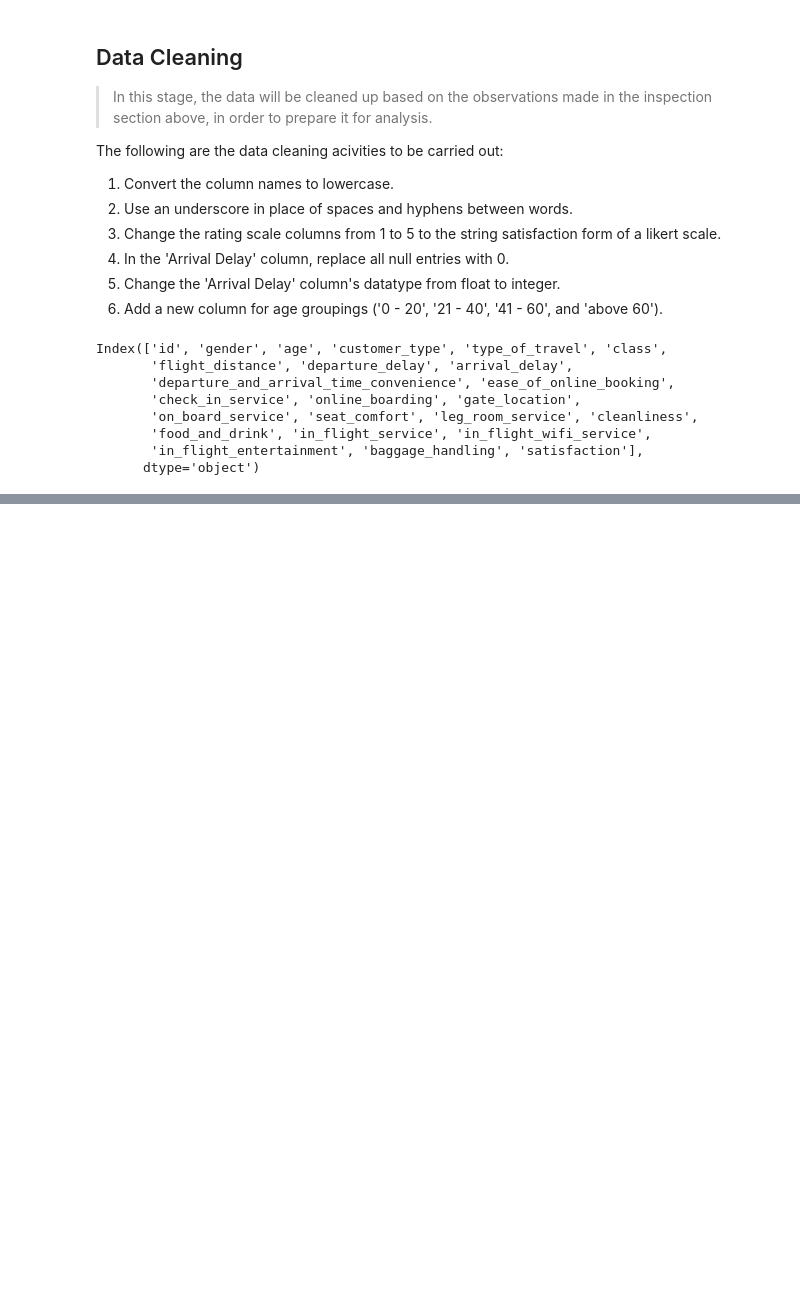
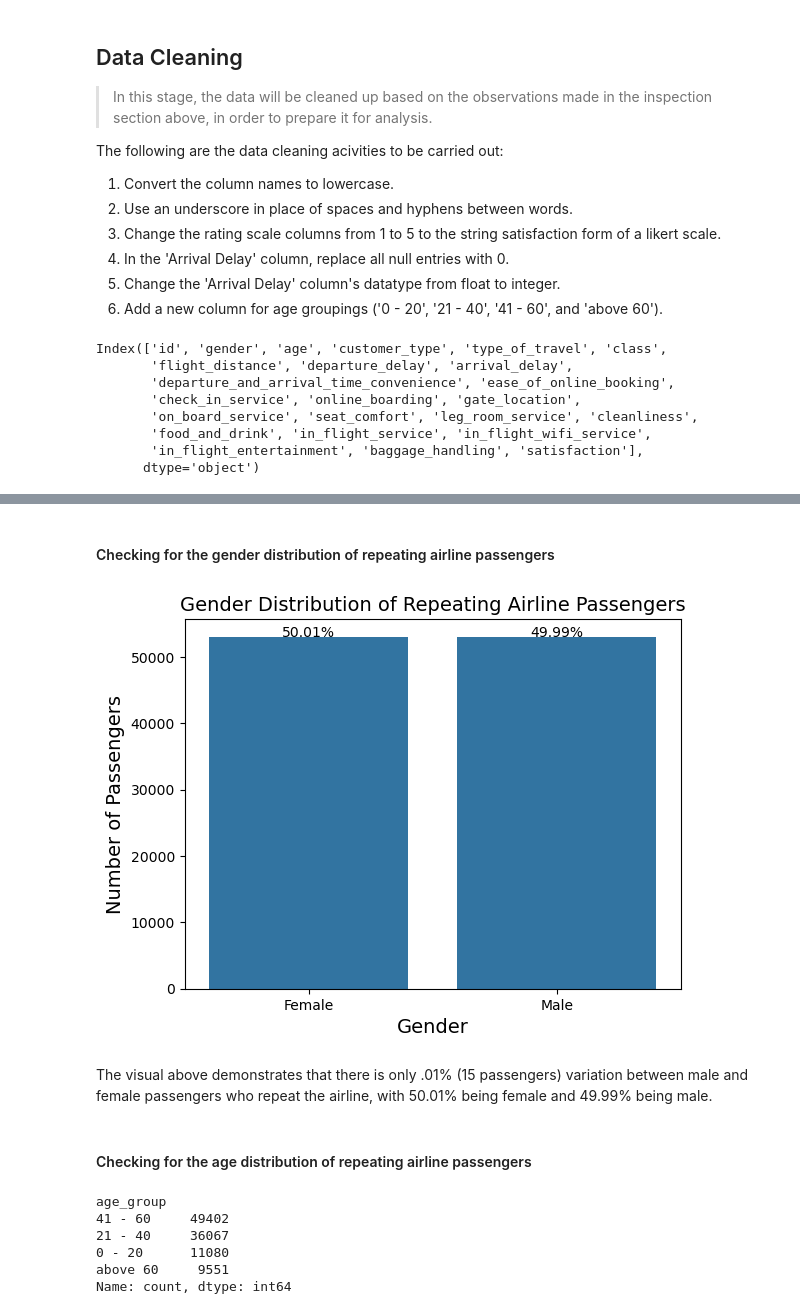
Before and after one commit to CertifiedBashir/Analysis_of_Airline_Passenger_Satisfaction, a Jupyter notebook: Airline Passenger Satisfaction.ipynb, the cells around one changed output, grey strips where cells are left out. Cells and saved outputs as stored; diff of their text form; code cells hidden in the pictures; blank space fills up the shorter version.

```diff
--- a/Airline Passenger Satisfaction.ipynb
+++ b/Airline Passenger Satisfaction.ipynb
@@ -385,0 +320,25 @@ According to the chart above:
+# %%
+# Function for formating plot's visual
+def chart_format(x_label, y_label, title):
+    plt.xlabel(x_label, size = 14)
+    plt.ylabel(y_label, size = 14)
+    plt.title(title, size = 14);
+
+
+# Function for
+# customizing the bar label to calculate and display percent
+# add an if statement so 0 value bars don't have a number
+def total_val(data):
+    return float(len(data))
+
+def percentage_calc(total):
+    for p in ax.patches:
+        height = p.get_height()
+        if np.isnan(height):
+            height=0
+        ax.text(p.get_x()+p.get_width()/2., height, '{:1.2f}%'.format((height/total)*100), ha="center")
+
+
+# Function for positioning the legend
+def legend_pos():
+    plt.legend(loc='center left', bbox_to_anchor=(1.0, 0.9));
@@ -385,0 +430,32 @@ According to the chart above:
+# %%
+# Extracting the data for returning customer
+# and saving it in a variable 'return_pass'
+
+return_pass = data[data['customer_type'] == 'Returning']
+# %% [markdown]
+#### Checking for the gender distribution of repeating airline passengers
+# %%
+# Checking for gender distribution amoung the repeating airline passengers
+ax = sns.countplot(data = return_pass, x = 'gender', color = color);
+
+# Running the chart formatting function
+chart_format('Gender', 'Number of Passengers', 'Gender Distribution of Repeating Airline Passengers')
+
+# Running the percentage calculating function
+total = total_val(return_pass)
+percentage_calc(total)
+# %% [output]
+[figure, added]
+# %% [markdown]
+The visual above demonstrates that there is only .01% (15 passengers) variation between male and female passengers who repeat the airline, with 50.01% being female and 49.99% being male.
+# %% [markdown]
+#### Checking for the age distribution of repeating airline passengers
+# %%
+return_pass.age_group.value_counts()
+# %% [output]
+age_group
+41 - 60     49402
+21 - 40     36067
+0 - 20      11080
+above 60     9551
+Name: count, dtype: int64
```
Also changed, not shown: parts of 48 cells of this notebook.
